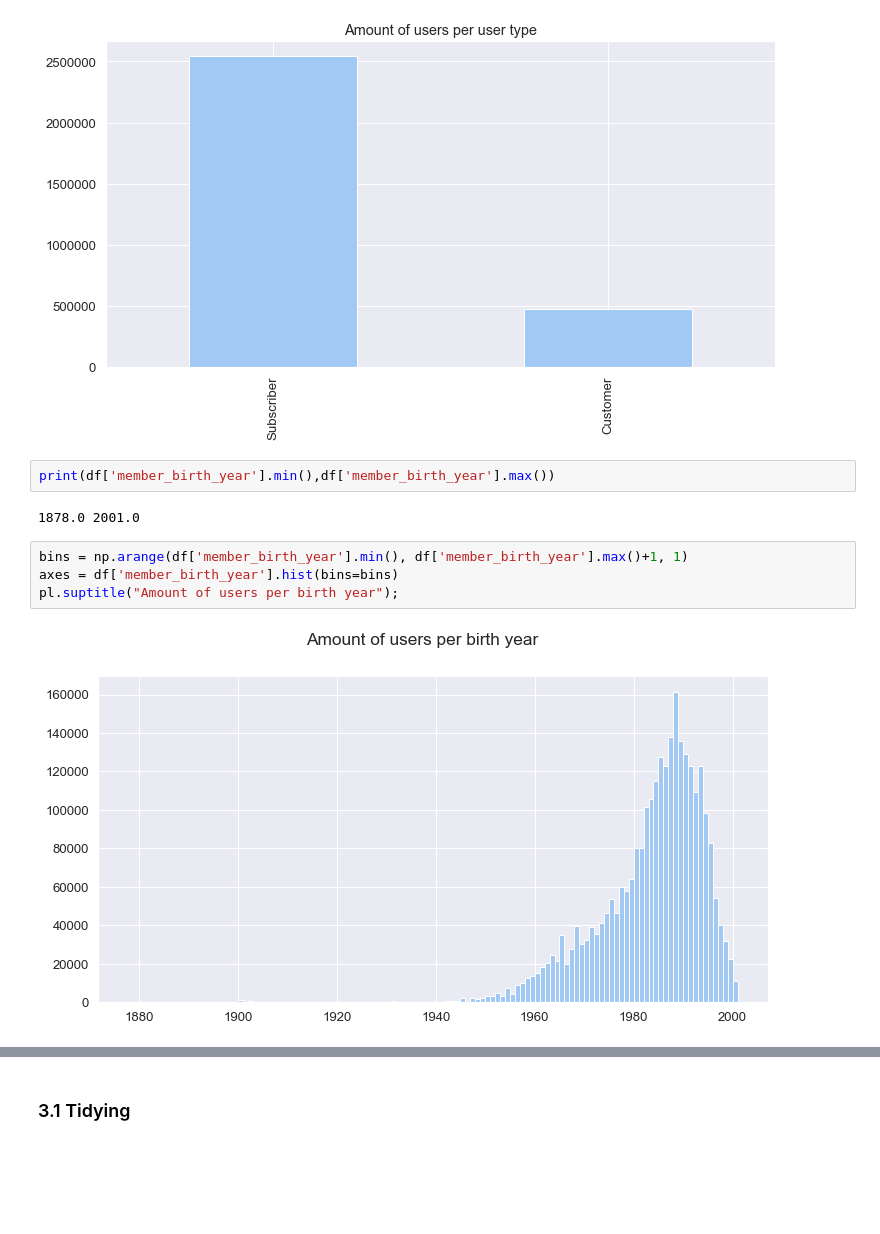
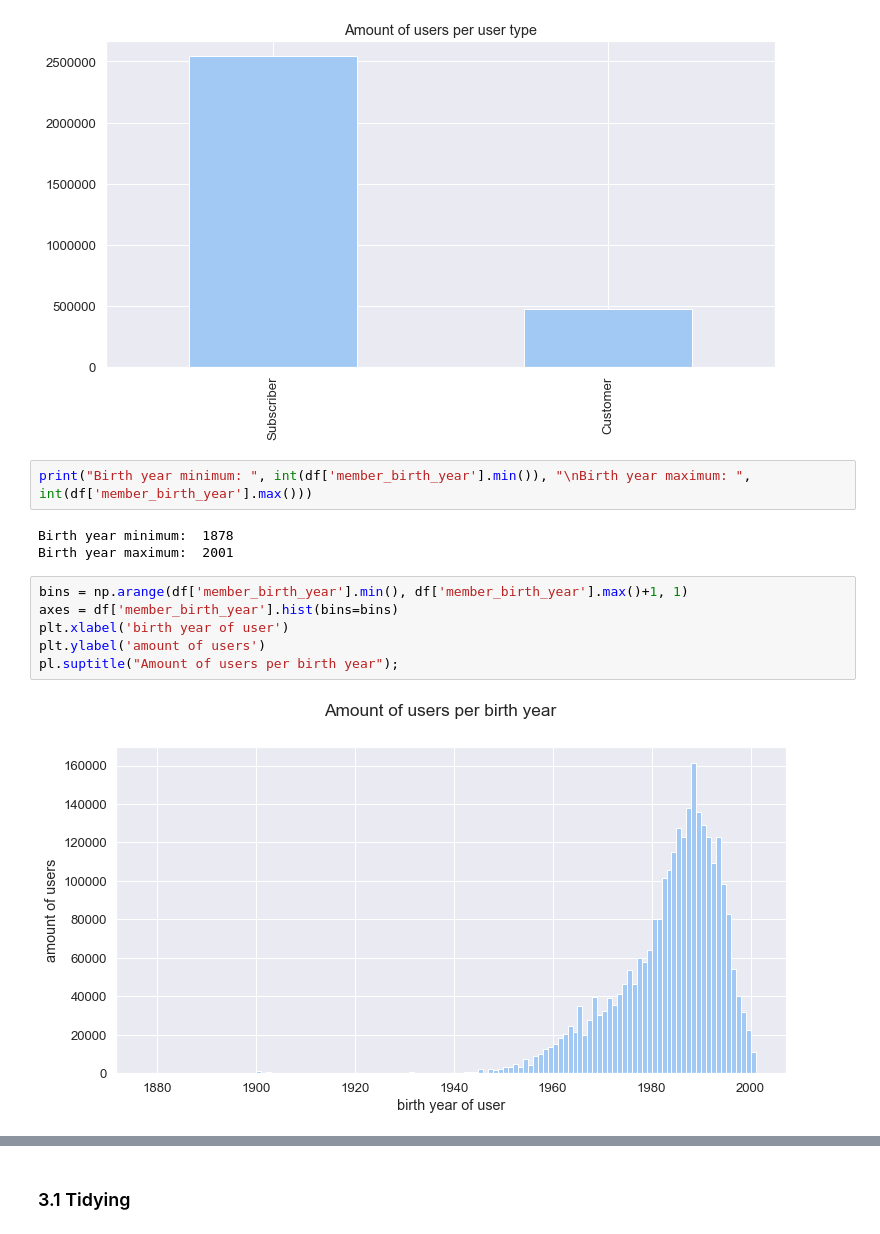
Before and after one commit to resa89/DataAnalystND, a Jupyter notebook: 07_CommunicatingDataFindings/wrangle_act.ipynb, the cells around one changed output, grey strips where cells are left out. Cells and saved outputs as stored; diff of their text form; blank space fills up the shorter version.

```diff
--- a/07_CommunicatingDataFindings/wrangle_act.ipynb
+++ b/07_CommunicatingDataFindings/wrangle_act.ipynb
@@ -278,15 +274,18 @@ df['user_type'].value_counts().plot(kind='bar', title='Amount of users per user
 <matplotlib.axes._subplots.AxesSubplot at 0x...>
 [figure]
 # %%
-print(df['member_birth_year'].min(),df['member_birth_year'].max())
+print("Birth year minimum: ", int(df['member_birth_year'].min()), "\nBirth year maximum: ", int(df['member_birth_year'].max()))
 # %% [output]
-1878.0 2001.0
+Birth year minimum:  1878
+Birth year maximum:  2001
 # %%
 bins = np.arange(df['member_birth_year'].min(), df['member_birth_year'].max()+1, 1)
 axes = df['member_birth_year'].hist(bins=bins)
+plt.xlabel('birth year of user')
+plt.ylabel('amount of users')
 pl.suptitle("Amount of users per birth year");
 # %% [output]
-[figure, old version]
+[figure, new version]
 # %%
 bins = np.arange(df['member_birth_year'].min(), df['member_birth_year'].max()+1, 1)
 plt.hist(df['member_birth_year'], bins = bins)
```
Also changed, not shown: parts of 16 cells of this notebook.
